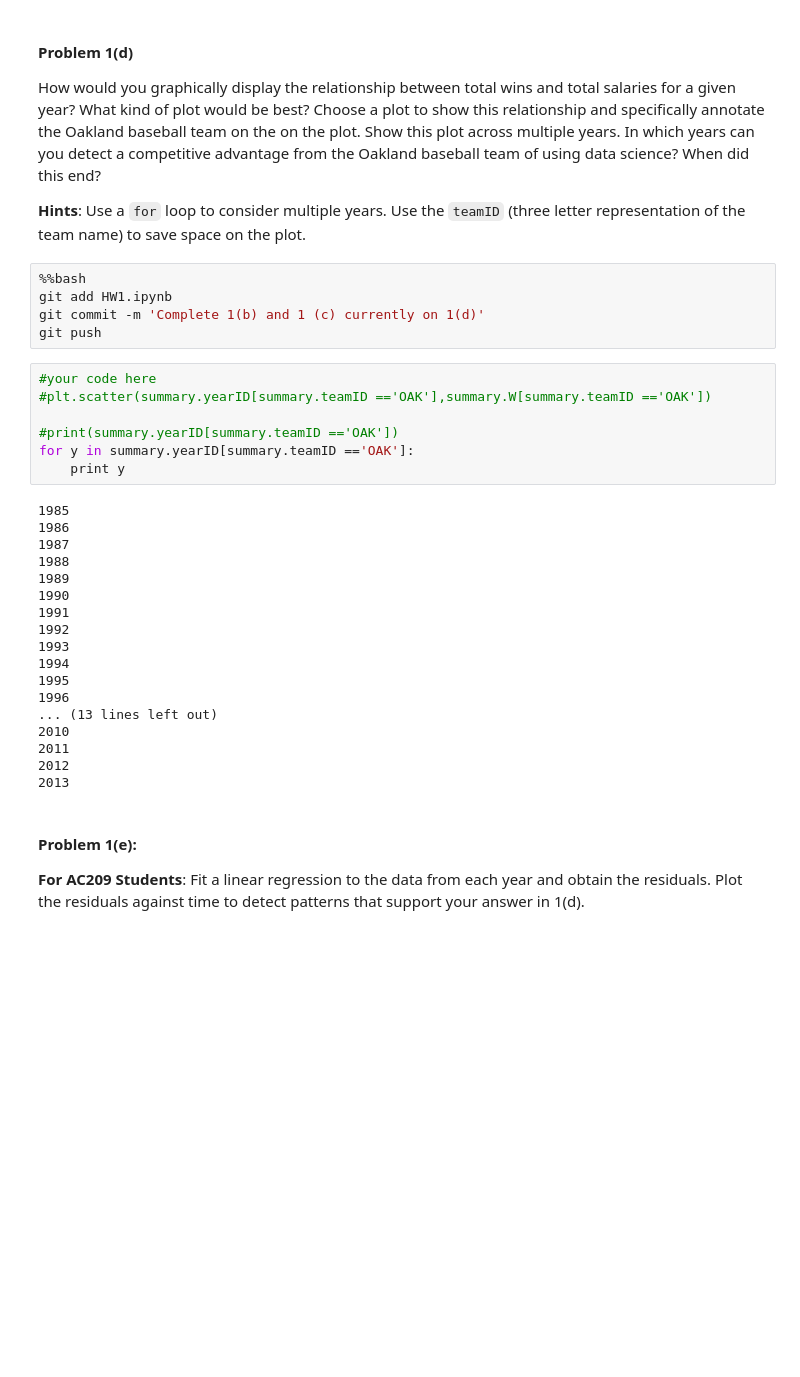
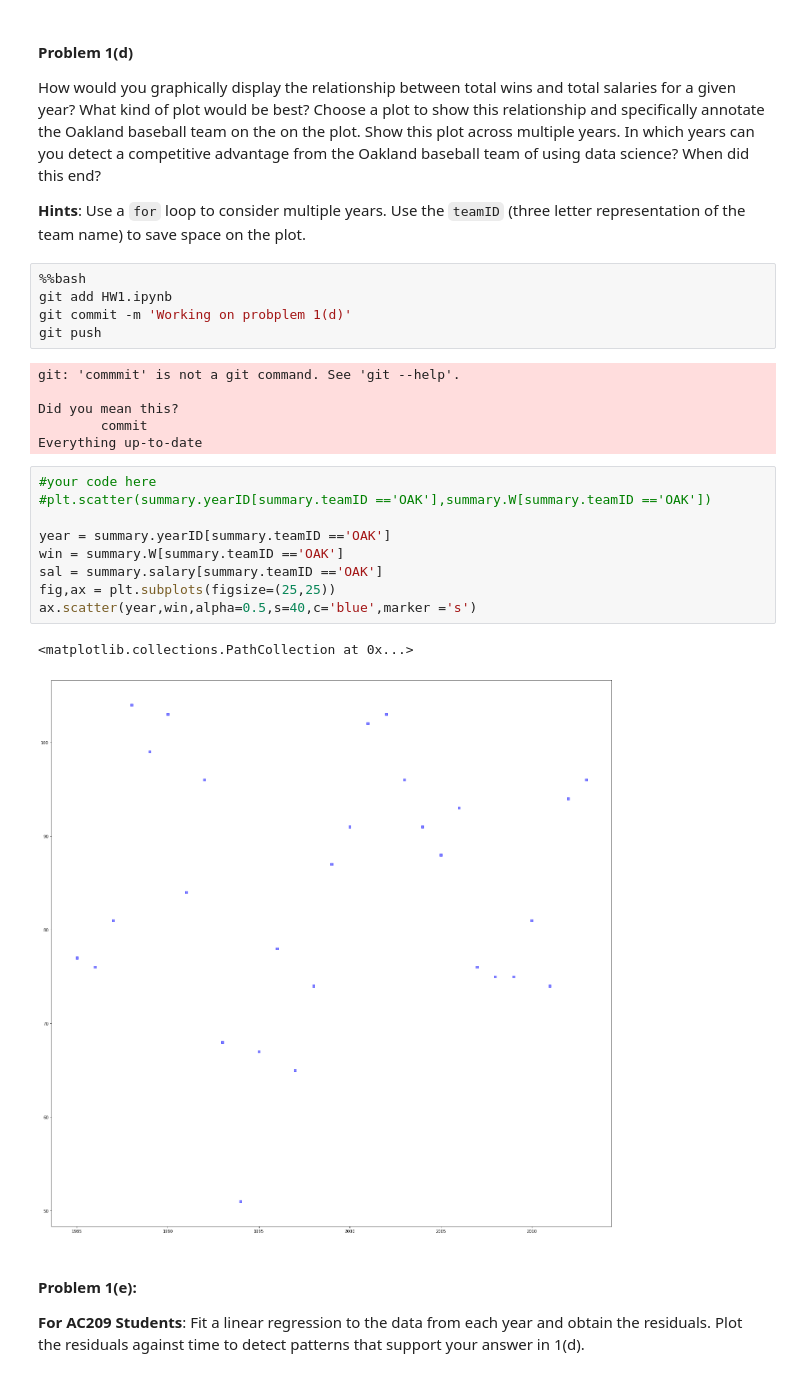
Before and after one commit to Theerit/2014, a Jupyter notebook: homework/HW1.ipynb, the cells around one changed output. Cells and saved outputs as stored; diff of their text form; blank space fills up the shorter version.

Commit message:
Working on probplem 1(d)

```diff
--- a/homework/HW1.ipynb
+++ b/homework/HW1.ipynb
@@ -131,33 +131,26 @@ How would you graphically display the relationship between total wins and total
 # %%
 %%bash
 git add HW1.ipynb
-git commit -m 'Complete 1(b) and 1 (c) currently on 1(d)'
+git commit -m 'Working on probplem 1(d)'
 git push
+# %% [output]
+git: 'commmit' is not a git command. See 'git --help'.
+
+Did you mean this?
+        commit
+Everything up-to-date
 # %%
 #your code here
 #plt.scatter(summary.yearID[summary.teamID =='OAK'],summary.W[summary.teamID =='OAK'])
 
-#print(summary.yearID[summary.teamID =='OAK'])
-for y in summary.yearID[summary.teamID =='OAK']:
-    print y
+year = summary.yearID[summary.teamID =='OAK']
+win = summary.W[summary.teamID =='OAK']
+sal = summary.salary[summary.teamID =='OAK']
+fig,ax = plt.subplots(figsize=(25,25))
+ax.scatter(year,win,alpha=0.5,s=40,c='blue',marker ='s')
 # %% [output]
-1985
-1986
-1987
-1988
-1989
-1990
-1991
-1992
-1993
-1994
-1995
-1996
-... (13 lines left out)
-2010
-2011
-2012
-2013
+<matplotlib.collections.PathCollection at 0x...>
+[figure, added]
 # %% [markdown]
 #### Problem 1(e):
 
```
